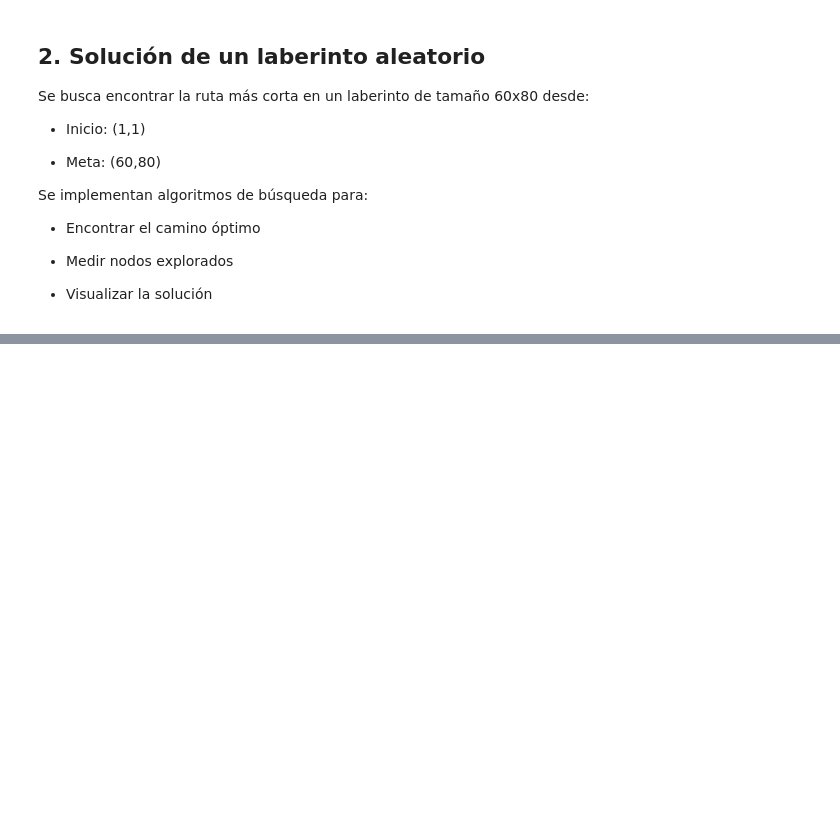
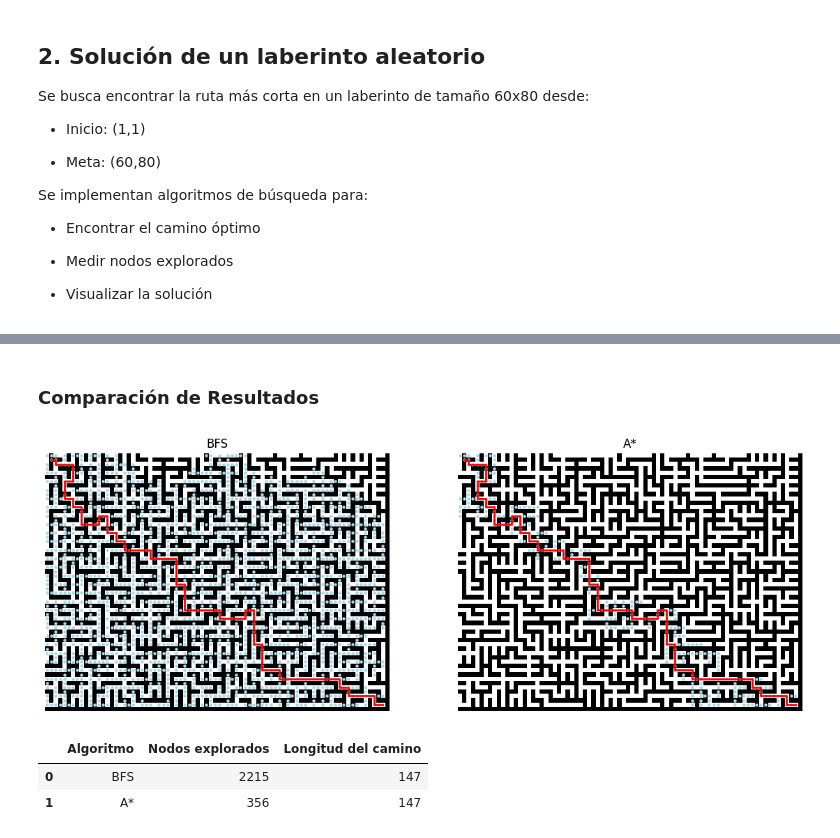
Before and after one commit to mac2218/IA-Proyecto2, a Jupyter notebook: Proyecto2.ipynb, the cells around one changed output, grey strips where cells are left out. Cells and saved outputs as stored; diff of their text form; code cells hidden in the pictures; blank space fills up the shorter version.

```diff
--- a/Proyecto2.ipynb
+++ b/Proyecto2.ipynb
@@ -269,0 +425,65 @@ Se implementan algoritmos de búsqueda para:
+# %% [markdown]
+### Comparación de Resultados
+# %%
+def compare_solutions(maze, path_bfs, exp_bfs, path_astar, exp_astar):
+    plt.figure(figsize=(14,6))
+
+    # BFS
+    plt.subplot(1,2,1)
+    plt.imshow(maze, cmap="gray")
+
+    if exp_bfs:
+        y, x = zip(*exp_bfs)
+        plt.scatter(x, y, c='lightblue', s=5)
+
+    if path_bfs:
+        y, x = zip(*path_bfs)
+        plt.plot(x, y, c='red', linewidth=2)
+
+    plt.title("BFS")
+    plt.axis("off")
+
+    # A*
+    plt.subplot(1,2,2)
+    plt.imshow(maze, cmap="gray")
+
+    if exp_astar:
+        y, x = zip(*exp_astar)
+        plt.scatter(x, y, c='lightblue', s=5)
+
+    if path_astar:
+        y, x = zip(*path_astar)
+        plt.plot(x, y, c='red', linewidth=2)
+
+    plt.title("A*")
+    plt.axis("off")
+
+    plt.show()
+
+compare_solutions(
+    maze,
+    path_bfs, explored_bfs,
+    path_astar, explored_astar
+)
+# %% [output]
+[figure, added]
+# %%
+results = [
+    {
+        "Algoritmo": "BFS",
+        "Nodos explorados": len(explored_bfs),
+        "Longitud del camino": len(path_bfs)
+    },
+    {
+        "Algoritmo": "A*",
+        "Nodos explorados": len(explored_astar),
+        "Longitud del camino": len(path_astar)
+    }
+]
+
+df = pd.DataFrame(results)
+df
+# %% [output]
+|  | Algoritmo | Nodos explorados | Longitud del camino |
+| 0 | BFS | 2215 | 147 |
+| 1 | A* | 356 | 147 |
```
Also changed, not shown: parts of 9 cells of this notebook.
